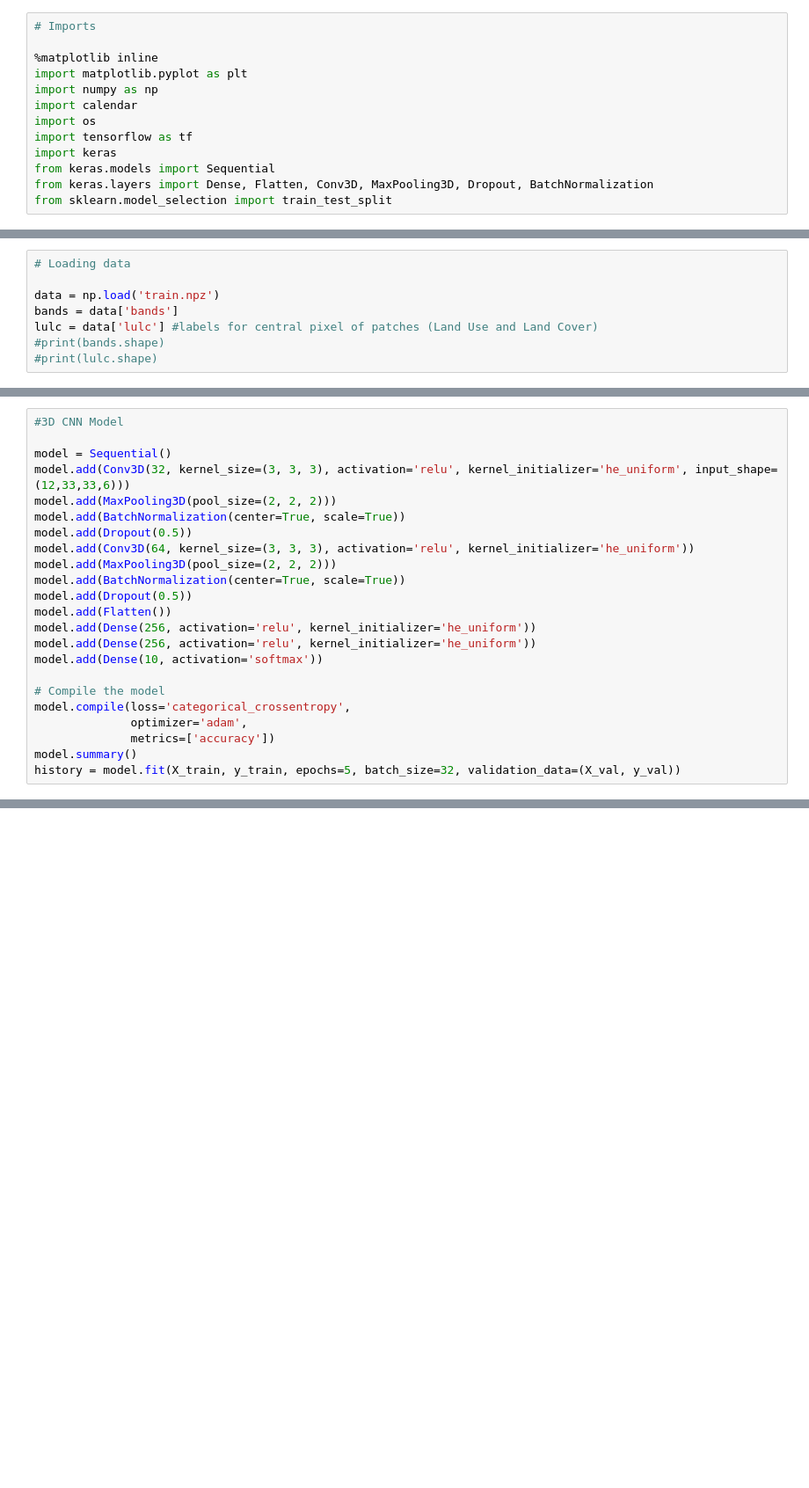
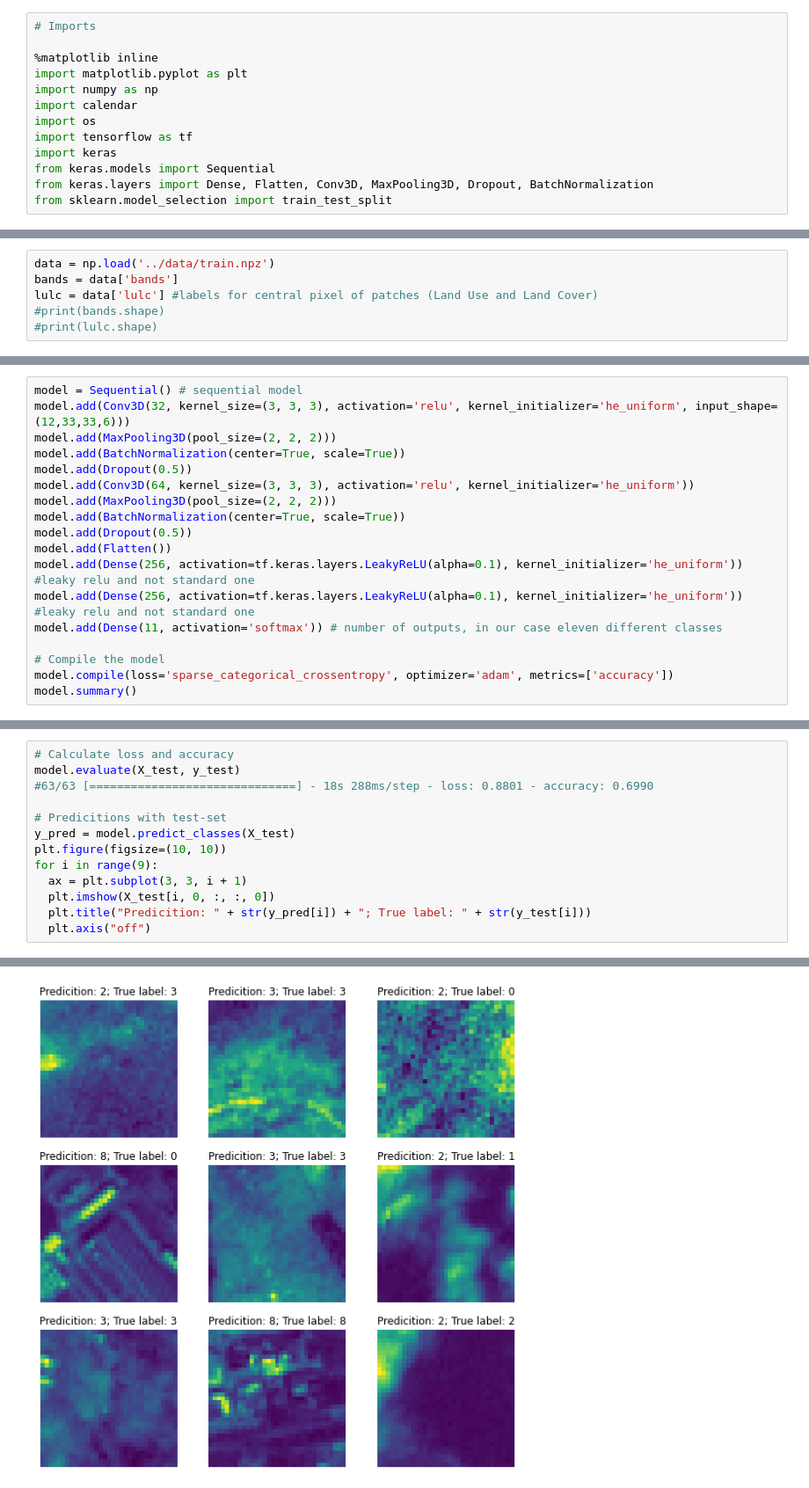
Before and after one commit to lgiesen/Land-Usage-and-Land-Coverage, a Jupyter notebook: Case_Study_Code.ipynb, the cells around one changed output, grey strips where cells are left out. Shown at 88% size. Saved outputs shown, nothing was run; the diff lists cells and outputs as text; blank space fills up the shorter version.

Commit message:
Erstes Modell, Verbesserungen, Evaluation

```diff
--- a/Case_Study_Code.ipynb
+++ b/Case_Study_Code.ipynb
@@ -41,7 +49,5 @@ channel_names = {
 # %%
-# Loading data
-
-data = np.load('train.npz')
+data = np.load('../data/train.npz')
 bands = data['bands']
 lulc = data['lulc'] #labels for central pixel of patches (Land Use and Land Cover)
 #print(bands.shape)
@@ -86,7 +99,5 @@ X_train, X_val, y_train, y_val = train_test_split(X_train_all, y_train_all, test
 # %%
-#3D CNN Model
-
-model = Sequential()
+model = Sequential() # sequential model
 model.add(Conv3D(32, kernel_size=(3, 3, 3), activation='relu', kernel_initializer='he_uniform', input_shape=(12,33,33,6)))
 model.add(MaxPooling3D(pool_size=(2, 2, 2)))
 model.add(BatchNormalization(center=True, scale=True))
@@ -96,14 +107,11 @@ model.add(MaxPooling3D(pool_size=(2, 2, 2)))
 model.add(BatchNormalization(center=True, scale=True))
 model.add(Dropout(0.5))
 model.add(Flatten())
-model.add(Dense(256, activation='relu', kernel_initializer='he_uniform'))
-model.add(Dense(256, activation='relu', kernel_initializer='he_uniform'))
-model.add(Dense(10, activation='softmax'))
+model.add(Dense(256, activation=tf.keras.layers.LeakyReLU(alpha=0.1), kernel_initializer='he_uniform')) #leaky relu and not standard one
+model.add(Dense(256, activation=tf.keras.layers.LeakyReLU(alpha=0.1), kernel_initializer='he_uniform')) #leaky relu and not standard one
+model.add(Dense(11, activation='softmax')) # number of outputs, in our case eleven different classes
 
 # Compile the model
-model.compile(loss='categorical_crossentropy',
-              optimizer='adam',
-              metrics=['accuracy'])
+model.compile(loss='sparse_categorical_crossentropy', optimizer='adam', metrics=['accuracy'])
 model.summary()
-history = model.fit(X_train, y_train, epochs=5, batch_size=32, validation_data=(X_val, y_val))
 # %% [output]
@@ -127,0 +153,14 @@ KeyboardInterrupt:
+# %%
+# Calculate loss and accuracy
+model.evaluate(X_test, y_test)
+#63/63 [==============================] - 18s 288ms/step - loss: 0.8801 - accuracy: 0.6990
+
+# Predicitions with test-set
+y_pred = model.predict_classes(X_test)
+plt.figure(figsize=(10, 10))
+for i in range(9):
+  ax = plt.subplot(3, 3, i + 1)
+  plt.imshow(X_test[i, 0, :, :, 0])
+  plt.title("Predicition: " + str(y_pred[i]) + "; True label: " + str(y_test[i]))
+  plt.axis("off")
+# %% [output]
@@ -127,0 +168 @@ KeyboardInterrupt:
+[figure, added]
```
Also changed, not shown: parts of 14 cells of this notebook, 1 other file.
